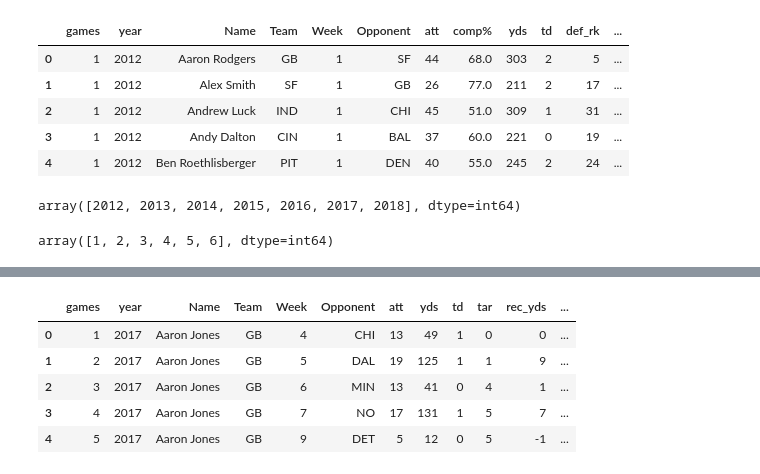
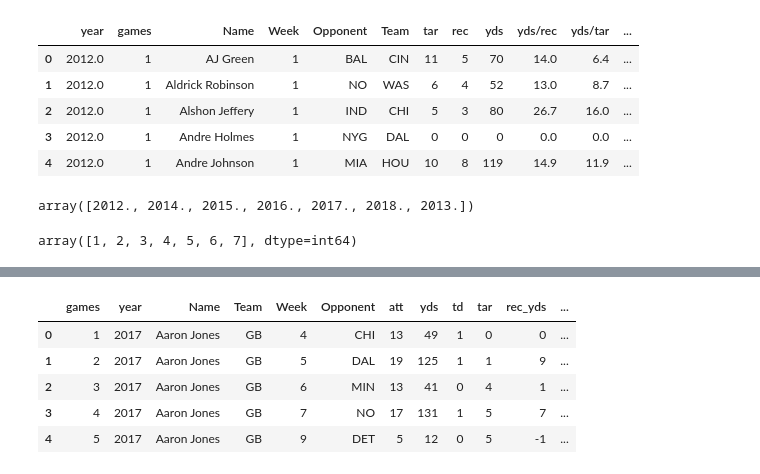
Before and after one commit to bobbdyai73/draftkings, a Jupyter notebook: feature_engineering.ipynb, the cells around one changed output, grey strips where cells are left out. Drawn from its saved outputs; the diff is of its cells as text; code cells hidden in the pictures.

```diff
--- a/feature_engineering.ipynb
+++ b/feature_engineering.ipynb
@@ -3,22 +3,22 @@ import pandas as pd
 import numpy as np
 from sklearn.preprocessing import OneHotEncoder, LabelEncoder
 # %%
-qb= pd.read_csv('input/qb/qb_loc_cleaned.csv')
-qb.head()
+wr= pd.read_csv('input/wr/wr_loc_cleaned.csv')
+wr.head()
 # %% [output]
-|  | games | year | Name | Team | Week | Opponent | att | comp% | yds | td | def_rk | ... |
-| 0 | 1 | 2012 | Aaron Rodgers | GB | 1 | SF | 44 | 68.0 | 303 | 2 | 5 | ... |
-| 1 | 1 | 2012 | Alex Smith | SF | 1 | GB | 26 | 77.0 | 211 | 2 | 17 | ... |
-| 2 | 1 | 2012 | Andrew Luck | IND | 1 | CHI | 45 | 51.0 | 309 | 1 | 31 | ... |
-| 3 | 1 | 2012 | Andy Dalton | CIN | 1 | BAL | 37 | 60.0 | 221 | 0 | 19 | ... |
-| 4 | 1 | 2012 | Ben Roethlisberger | PIT | 1 | DEN | 40 | 55.0 | 245 | 2 | 24 | ... |
+|  | year | games | Name | Week | Opponent | Team | tar | rec | yds | yds/rec | yds/tar | ... |
+| 0 | 2012.0 | 1 | AJ Green | 1 | BAL | CIN | 11 | 5 | 70 | 14.0 | 6.4 | ... |
+| 1 | 2012.0 | 1 | Aldrick Robinson | 1 | NO | WAS | 6 | 4 | 52 | 13.0 | 8.7 | ... |
+| 2 | 2012.0 | 1 | Alshon Jeffery | 1 | IND | CHI | 5 | 3 | 80 | 26.7 | 16.0 | ... |
+| 3 | 2012.0 | 1 | Andre Holmes | 1 | NYG | DAL | 0 | 0 | 0 | 0.0 | 0.0 | ... |
+| 4 | 2012.0 | 1 | Andre Johnson | 1 | MIA | HOU | 10 | 8 | 119 | 14.9 | 11.9 | ... |
 # %%
-qb['year'].unique()
+wr['year'].unique()
 # %% [output]
-array([2012, 2013, 2014, 2015, 2016, 2017, 2018], dtype=int64)
+array([2012., 2014., 2015., 2016., 2017., 2018., 2013.])
 # %%
-qb_18=qb[qb['year']==2018]
-qb_18['Week'].unique()
+wr_18=wr[wr['year']==2018]
+wr_18['Week'].unique()
 # %% [output]
-array([1, 2, 3, 4, 5, 6], dtype=int64)
+array([1, 2, 3, 4, 5, 6, 7], dtype=int64)
 # %%
```
Also changed, not shown: parts of 17 cells of this notebook, 32 other files.
